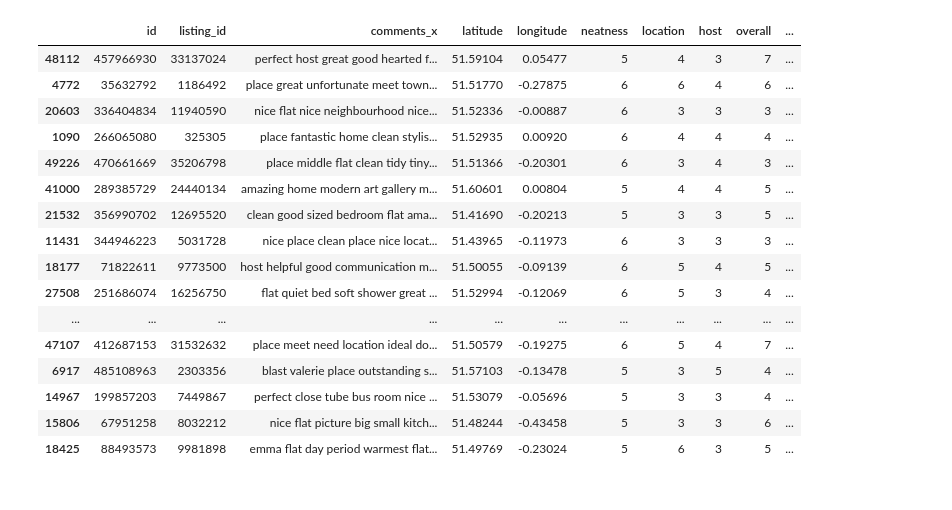
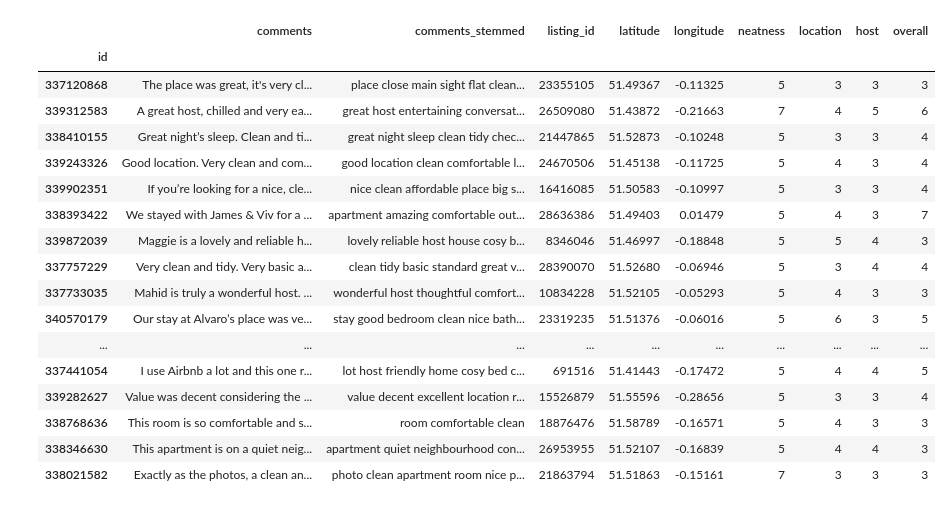
Before and after one commit to ficmichal/SemanticAnalysisOfAirbnbData, a Jupyter notebook: labelization.ipynb, the cells around one changed output. Saved outputs shown, nothing was run; the diff lists cells and outputs as text; code cells hidden in the pictures.

```diff
--- a/labelization.ipynb
+++ b/labelization.ipynb
@@ -15,6 +15,10 @@ df['comments'] = df['comments'].astype(str)
 original_df = pd.read_csv('reviews.csv')
 original_df = original_df[['id', 'comments']]
 original_df['comments'] = original_df['comments'].astype(str)
+# %%
+df = df.set_index('id')
+original_df = original_df.set_index('id')
+df = df.join(original_df, lsuffix='_stemmed')[['comments', 'comments_stemmed', 'listing_id', 'latitude', 'longitude']]
 # %%
 df.head()
 # %% [output]
@@ -126,4 +146,4 @@ msk = np.random.rand(len(df)) < msk_size
 # %%
-to_label_df = df[msk]
+to_label_df = df[700000:710000]
 to_label_df.count()[0]
 # %% [output]
@@ -170,10 +191,10 @@ def create_rate(comment, label_synonyms, label_antonyms):
 # %%
 labeled_df = to_label_df.copy()
 # %%
-labeled_df['neatness'] = labeled_df['comments'].apply(create_rate, args = (neatness_syn, neatness_ant,))
-labeled_df['location'] = labeled_df['comments'].apply(create_rate, args = (location_syn, location_ant,))
-labeled_df['host'] = labeled_df['comments'].apply(create_rate, args = (host_syn, host_ant,))
-labeled_df['overall'] = labeled_df['comments'].apply(create_rate, args = (overall_syn, overall_ant,))
+labeled_df['neatness'] = labeled_df['comments_stemmed'].apply(create_rate, args = (neatness_syn, neatness_ant,))
+labeled_df['location'] = labeled_df['comments_stemmed'].apply(create_rate, args = (location_syn, location_ant,))
+labeled_df['host'] = labeled_df['comments_stemmed'].apply(create_rate, args = (host_syn, host_ant,))
+labeled_df['overall'] = labeled_df['comments_stemmed'].apply(create_rate, args = (overall_syn, overall_ant,))
 # %%
 labeled_df.head(20)
 # %% [output]
@@ -329,21 +323,22 @@ commented_df[commented_df['overall'] < 3].sample(n=59)
 # %%
-commented_df[commented_df['neatness'] > 4].sample(n=59)
+labeled_df[labeled_df['neatness'] > 4].sample(n=59)
 # %% [output]
-|  | id | listing_id | comments_x | latitude | longitude | neatness | location | host | overall | ... |
-| 48112 | 457966930 | 33137024 | perfect host great good hearted f... | 51.59104 | 0.05477 | 5 | 4 | 3 | 7 | ... |
-| 4772 | 35632792 | 1186492 | place great unfortunate meet town... | 51.51770 | -0.27875 | 6 | 6 | 4 | 6 | ... |
-| 20603 | 336404834 | 11940590 | nice flat nice neighbourhood nice... | 51.52336 | -0.00887 | 6 | 3 | 3 | 3 | ... |
-| 1090 | 266065080 | 325305 | place fantastic home clean stylis... | 51.52935 | 0.00920 | 6 | 4 | 4 | 4 | ... |
-| 49226 | 470661669 | 35206798 | place middle flat clean tidy tiny... | 51.51366 | -0.20301 | 6 | 3 | 4 | 3 | ... |
-| 41000 | 289385729 | 24440134 | amazing home modern art gallery m... | 51.60601 | 0.00804 | 5 | 4 | 4 | 5 | ... |
-| 21532 | 356990702 | 12695520 | clean good sized bedroom flat ama... | 51.41690 | -0.20213 | 5 | 3 | 3 | 5 | ... |
-| 11431 | 344946223 | 5031728 | nice place clean place nice locat... | 51.43965 | -0.11973 | 6 | 3 | 3 | 3 | ... |
-| 18177 | 71822611 | 9773500 | host helpful good communication m... | 51.50055 | -0.09139 | 6 | 5 | 4 | 5 | ... |
-| 27508 | 251686074 | 16256750 | flat quiet bed soft shower great ... | 51.52994 | -0.12069 | 6 | 5 | 3 | 4 | ... |
-| ... | ... | ... | ... | ... | ... | ... | ... | ... | ... | ... |
-| 47107 | 412687153 | 31532632 | place meet need location ideal do... | 51.50579 | -0.19275 | 6 | 5 | 4 | 7 | ... |
-| 6917 | 485108963 | 2303356 | blast valerie place outstanding s... | 51.57103 | -0.13478 | 5 | 3 | 5 | 4 | ... |
-| 14967 | 199857203 | 7449867 | perfect close tube bus room nice ... | 51.53079 | -0.05696 | 5 | 3 | 3 | 4 | ... |
-| 15806 | 67951258 | 8032212 | nice flat picture big small kitch... | 51.48244 | -0.43458 | 5 | 3 | 3 | 6 | ... |
-| 18425 | 88493573 | 9981898 | emma flat day period warmest flat... | 51.49769 | -0.23024 | 5 | 6 | 3 | 5 | ... |
+|  | comments | comments_stemmed | listing_id | latitude | longitude | neatness | location | host | overall |
+| id |  |  |  |  |  |  |  |  |  |
+| 337120868 | The place was great, it's very cl... | place close main sight flat clean... | 23355105 | 51.49367 | -0.11325 | 5 | 3 | 3 | 3 |
+| 339312583 | A great host, chilled and very ea... | great host entertaining conversat... | 26509080 | 51.43872 | -0.21663 | 7 | 4 | 5 | 6 |
+| 338410155 | Great night’s sleep. Clean and ti... | great night sleep clean tidy chec... | 21447865 | 51.52873 | -0.10248 | 5 | 3 | 3 | 4 |
+| 339243326 | Good location. Very clean and com... | good location clean comfortable l... | 24670506 | 51.45138 | -0.11725 | 5 | 4 | 3 | 4 |
+| 339902351 | If you’re looking for a nice, cle... | nice clean affordable place big s... | 16416085 | 51.50583 | -0.10997 | 5 | 3 | 3 | 4 |
+| 338393422 | We stayed with James & Viv for a ... | apartment amazing comfortable out... | 28636386 | 51.49403 | 0.01479 | 5 | 4 | 3 | 7 |
+| 339872039 | Maggie is a lovely and reliable h... | lovely reliable host house cosy b... | 8346046 | 51.46997 | -0.18848 | 5 | 5 | 4 | 3 |
+| 337757229 | Very clean and tidy. Very basic a... | clean tidy basic standard great v... | 28390070 | 51.52680 | -0.06946 | 5 | 3 | 4 | 4 |
+| 337733035 | Mahid is truly a wonderful host. ... | wonderful host thoughtful comfort... | 10834228 | 51.52105 | -0.05293 | 5 | 4 | 3 | 3 |
+| 340570179 | Our stay at Alvaro’s place was ve... | stay good bedroom clean nice bath... | 23319235 | 51.51376 | -0.06016 | 5 | 6 | 3 | 5 |
+| ... | ... | ... | ... | ... | ... | ... | ... | ... | ... |
+| 337441054 | I use Airbnb a lot and this one r... | lot host friendly home cosy bed c... | 691516 | 51.41443 | -0.17472 | 5 | 4 | 4 | 5 |
+| 339282627 | Value was decent considering the ... | value decent excellent location r... | 15526879 | 51.55596 | -0.28656 | 5 | 3 | 3 | 4 |
+| 338768636 | This room is so comfortable and s... | room comfortable clean | 18876476 | 51.58789 | -0.16571 | 5 | 4 | 3 | 3 |
+| 338346630 | This apartment is on a quiet neig... | apartment quiet neighbourhood con... | 26953955 | 51.52107 | -0.16839 | 5 | 4 | 4 | 3 |
+| 338021582 | Exactly as the photos, a clean an... | photo clean apartment room nice p... | 21863794 | 51.51863 | -0.15161 | 7 | 3 | 3 | 3 |
 # %%
```
Also changed, not shown: parts of 28 cells of this notebook, 1 other file.
